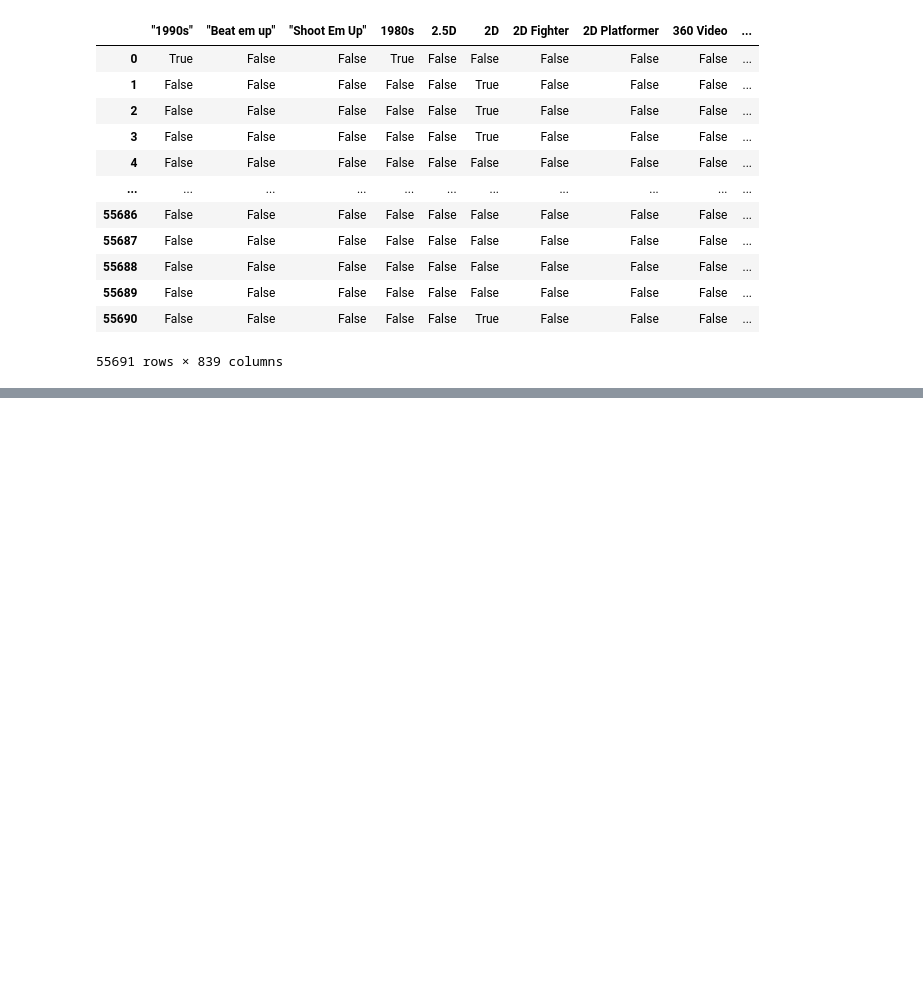
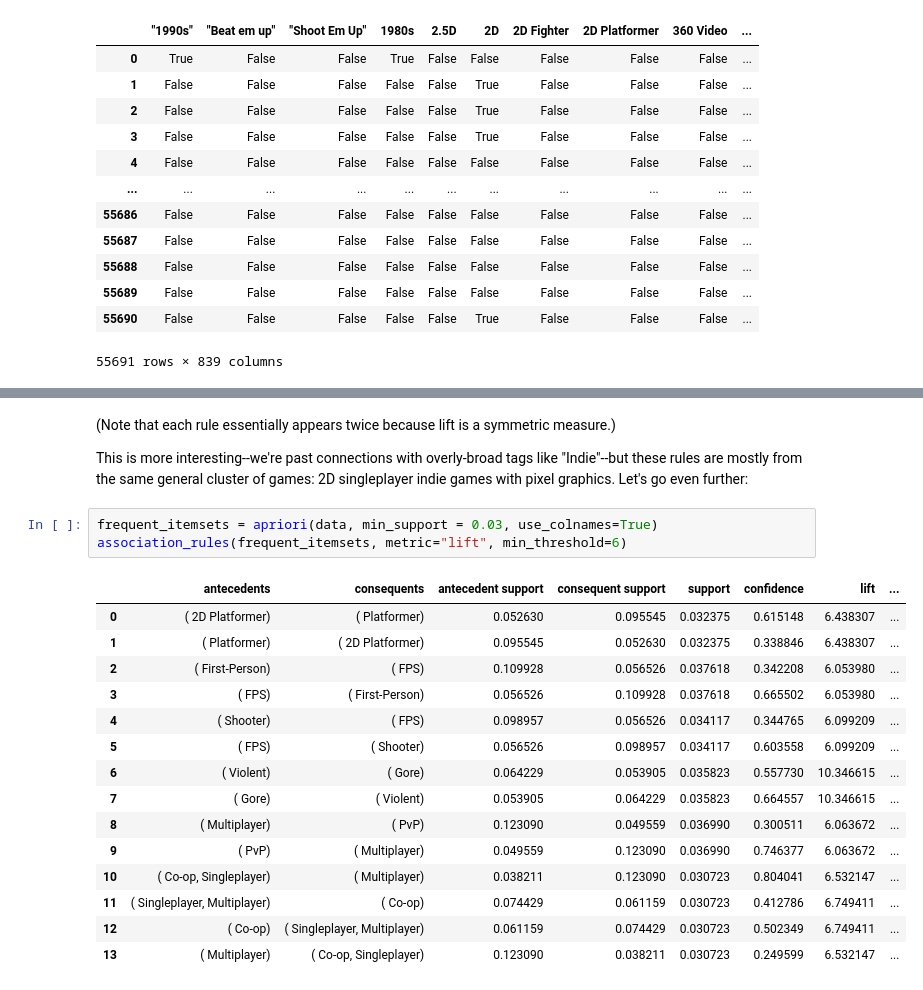
Before and after one commit to wallysands/csci5523project, a Jupyter notebook: Other Techniques and their graphs.ipynb, the cells around one changed output, grey strips where cells are left out. Cells and saved outputs as stored; diff of their text form; blank space fills up the shorter version.

```diff
--- a/Other Techniques and their graphs.ipynb
+++ b/Other Techniques and their graphs.ipynb
@@ -208,0 +271,23 @@ print (frequent_itemsets[(frequent_itemsets['length'] == length) &
+# %% [markdown]
+(Note that each rule essentially appears twice because lift is a symmetric measure.)
+
+This is more interesting--we're past connections with overly-broad tags like "Indie"--but these rules are mostly from the same general cluster of games: 2D singleplayer indie games with pixel graphics. Let's go even further:
+# %%
+frequent_itemsets = apriori(data, min_support = 0.03, use_colnames=True)
+association_rules(frequent_itemsets, metric="lift", min_threshold=6)
+# %% [output]
+|  | antecedents | consequents | antecedent support | consequent support | support | confidence | lift | ... |
+| 0 | ( 2D Platformer) | ( Platformer) | 0.052630 | 0.095545 | 0.032375 | 0.615148 | 6.438307 | ... |
+| 1 | ( Platformer) | ( 2D Platformer) | 0.095545 | 0.052630 | 0.032375 | 0.338846 | 6.438307 | ... |
+| 2 | ( First-Person) | ( FPS) | 0.109928 | 0.056526 | 0.037618 | 0.342208 | 6.053980 | ... |
+| 3 | ( FPS) | ( First-Person) | 0.056526 | 0.109928 | 0.037618 | 0.665502 | 6.053980 | ... |
+| 4 | ( Shooter) | ( FPS) | 0.098957 | 0.056526 | 0.034117 | 0.344765 | 6.099209 | ... |
+| 5 | ( FPS) | ( Shooter) | 0.056526 | 0.098957 | 0.034117 | 0.603558 | 6.099209 | ... |
+| 6 | ( Violent) | ( Gore) | 0.064229 | 0.053905 | 0.035823 | 0.557730 | 10.346615 | ... |
+| 7 | ( Gore) | ( Violent) | 0.053905 | 0.064229 | 0.035823 | 0.664557 | 10.346615 | ... |
+| 8 | ( Multiplayer) | ( PvP) | 0.123090 | 0.049559 | 0.036990 | 0.300511 | 6.063672 | ... |
+| 9 | ( PvP) | ( Multiplayer) | 0.049559 | 0.123090 | 0.036990 | 0.746377 | 6.063672 | ... |
+| 10 | ( Co-op, Singleplayer) | ( Multiplayer) | 0.038211 | 0.123090 | 0.030723 | 0.804041 | 6.532147 | ... |
+| 11 | ( Singleplayer, Multiplayer) | ( Co-op) | 0.074429 | 0.061159 | 0.030723 | 0.412786 | 6.749411 | ... |
+| 12 | ( Co-op) | ( Singleplayer, Multiplayer) | 0.061159 | 0.074429 | 0.030723 | 0.502349 | 6.749411 | ... |
+| 13 | ( Multiplayer) | ( Co-op, Singleplayer) | 0.123090 | 0.038211 | 0.030723 | 0.249599 | 6.532147 | ... |
```
Also changed, not shown: parts of 12 cells of this notebook, 1 other file.
